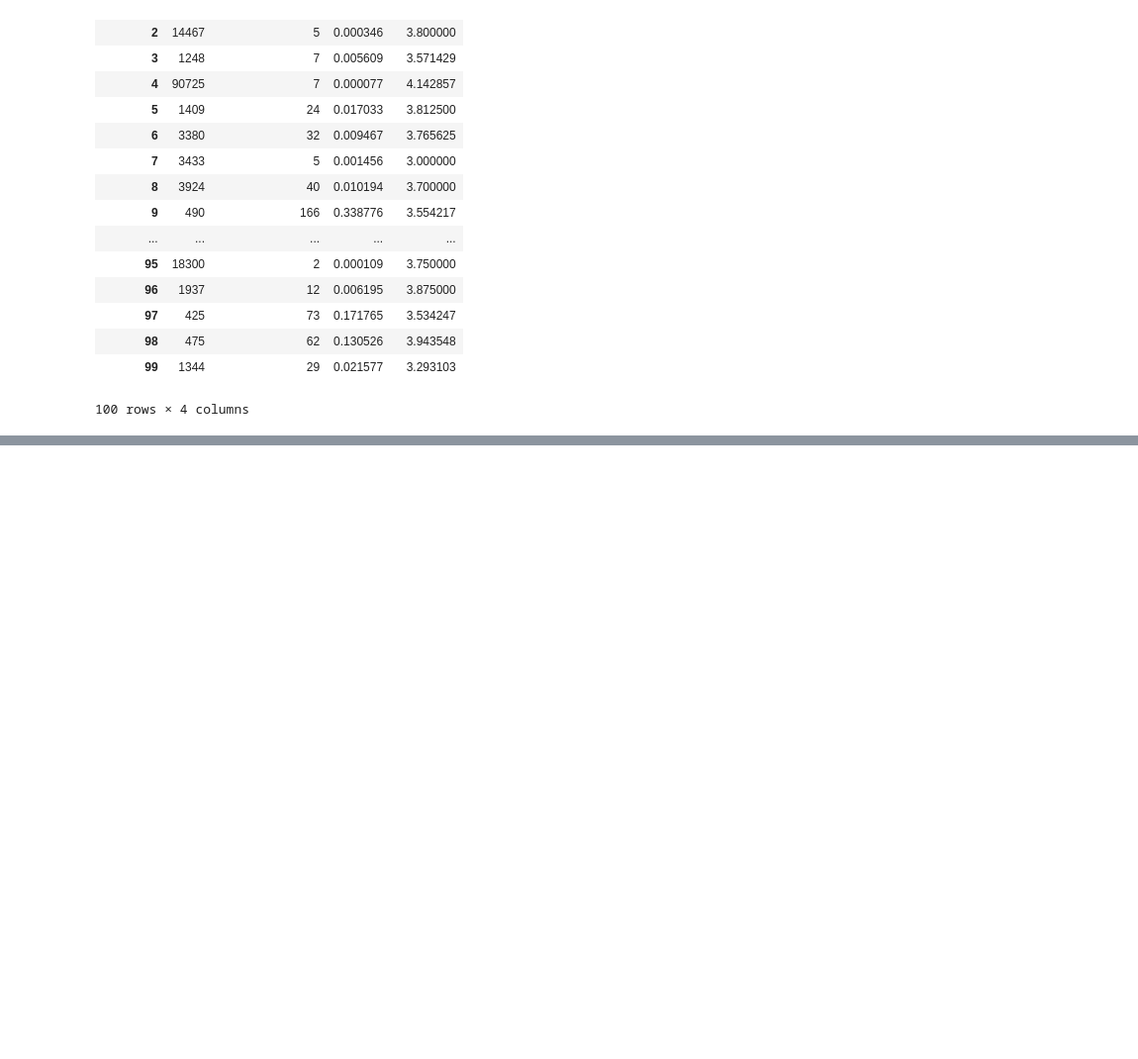
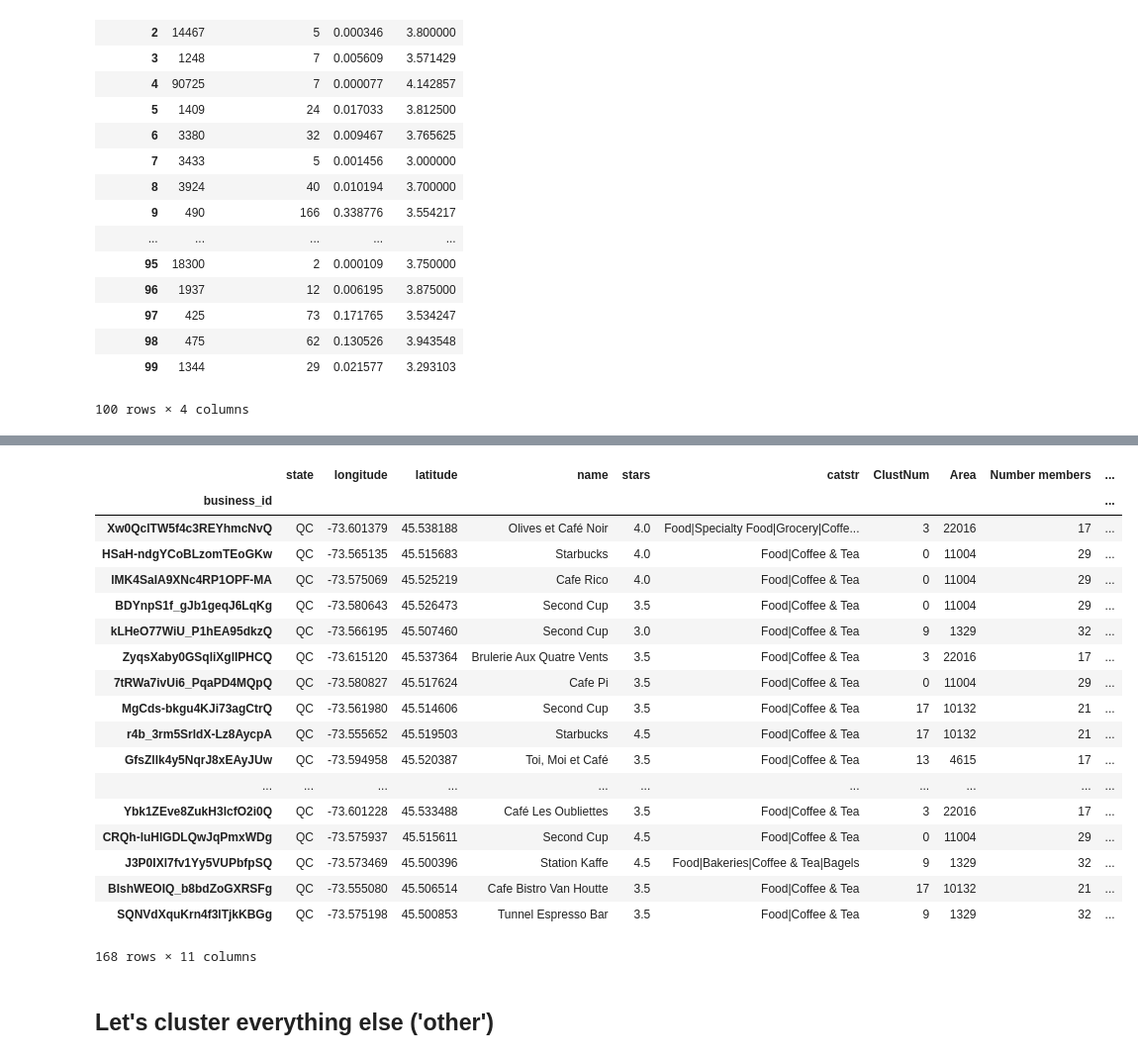
Before and after one commit to plazar/yackathon2016, a Jupyter notebook: BusinessClustering.ipynb, the cells around one changed output, grey strips where cells are left out. Shown: that part at 99% size. Drawn from its saved outputs; the diff is of its cells as text; code cells hidden in the pictures; blank space fills up the shorter version.

```diff
--- a/BusinessClustering.ipynb
+++ b/BusinessClustering.ipynb
@@ -513,0 +557,20 @@ cbar.set_label("Stars")
+# %%
+nclusters = 20
+clf = KMeans(nclusters)
+
+geoclusters = clf.fit(df.loc[:,('longitude', 'latitude')])
+
+cluster_centers = geoclusters.cluster_centers_
+cluster_labels = geoclusters.labels_
+
+cluster_sizes = []
+for i in range(0, nclusters):
+    cluster_sizes.append(list(cluster_labels).count(i))
+
+# Count over Z as a proxy for cluster area (ie the area of the polygon on graph)
+cluster_areas = collections.Counter(Z.flatten())
+
+cluster_densities = []
+for cluster in cluster_areas:
+    density = float(cluster_sizes[cluster])/float(cluster_areas.values()[cluster])
+    cluster_densities.append(density)
@@ -513,0 +630,33 @@ cbar.set_label("Stars")
+# %%
+clusters_cafes = pd.DataFrame(columns=['Area', 'Number members', 'Density', 'AvgRating'])
+
+clusters_cafes['Density'] = cluster_densities
+clusters_cafes['AvgRating'] = cluster_ratings
+clusters_cafes['Area'] = cluster_areas.values()
+clusters_cafes['Number members'] = cluster_sizes
+
+clusters_cafes.index.name = 'ClustNum'
+
+cafeclust = df.join(clusters_cafes, on='ClustNum')
+# %%
+cafeclust
+# %% [output]
+|  | state | longitude | latitude | name | stars | catstr | ClustNum | Area | Number members | ... |
+| business_id |  |  |  |  |  |  |  |  |  | ... |
+| Xw0QclTW5f4c3REYhmcNvQ | QC | -73.601379 | 45.538188 | Olives et Café Noir | 4.0 | Food|Specialty Food|Grocery|Coffe... | 3 | 22016 | 17 | ... |
+| HSaH-ndgYCoBLzomTEoGKw | QC | -73.565135 | 45.515683 | Starbucks | 4.0 | Food|Coffee & Tea | 0 | 11004 | 29 | ... |
+| lMK4SaIA9XNc4RP1OPF-MA | QC | -73.575069 | 45.525219 | Cafe Rico | 4.0 | Food|Coffee & Tea | 0 | 11004 | 29 | ... |
+| BDYnpS1f_gJb1geqJ6LqKg | QC | -73.580643 | 45.526473 | Second Cup | 3.5 | Food|Coffee & Tea | 0 | 11004 | 29 | ... |
+| kLHeO77WiU_P1hEA95dkzQ | QC | -73.566195 | 45.507460 | Second Cup | 3.0 | Food|Coffee & Tea | 9 | 1329 | 32 | ... |
+| ZyqsXaby0GSqliXglIPHCQ | QC | -73.615120 | 45.537364 | Brulerie Aux Quatre Vents | 3.5 | Food|Coffee & Tea | 3 | 22016 | 17 | ... |
+| 7tRWa7ivUi6_PqaPD4MQpQ | QC | -73.580827 | 45.517624 | Cafe Pi | 3.5 | Food|Coffee & Tea | 0 | 11004 | 29 | ... |
+| MgCds-bkgu4KJi73agCtrQ | QC | -73.561980 | 45.514606 | Second Cup | 3.5 | Food|Coffee & Tea | 17 | 10132 | 21 | ... |
+| r4b_3rm5SrldX-Lz8AycpA | QC | -73.555652 | 45.519503 | Starbucks | 4.5 | Food|Coffee & Tea | 17 | 10132 | 21 | ... |
+| GfsZllk4y5NqrJ8xEAyJUw | QC | -73.594958 | 45.520387 | Toi, Moi et Café | 3.5 | Food|Coffee & Tea | 13 | 4615 | 17 | ... |
+| ... | ... | ... | ... | ... | ... | ... | ... | ... | ... | ... |
+| Ybk1ZEve8ZukH3lcfO2i0Q | QC | -73.601228 | 45.533488 | Café Les Oubliettes | 3.5 | Food|Coffee & Tea | 3 | 22016 | 17 | ... |
+| CRQh-luHlGDLQwJqPmxWDg | QC | -73.575937 | 45.515611 | Second Cup | 4.5 | Food|Coffee & Tea | 0 | 11004 | 29 | ... |
+| J3P0IXl7fv1Yy5VUPbfpSQ | QC | -73.573469 | 45.500396 | Station Kaffe | 4.5 | Food|Bakeries|Coffee & Tea|Bagels | 9 | 1329 | 32 | ... |
+| BIshWEOIQ_b8bdZoGXRSFg | QC | -73.555080 | 45.506514 | Cafe Bistro Van Houtte | 3.5 | Food|Coffee & Tea | 17 | 10132 | 21 | ... |
+| SQNVdXquKrn4f3lTjkKBGg | QC | -73.575198 | 45.500853 | Tunnel Espresso Bar | 3.5 | Food|Coffee & Tea | 9 | 1329 | 32 | ... |
+168 rows × 11 columns
@@ -513,0 +665,2 @@ cbar.set_label("Stars")
+# %% [markdown]
+## Let's cluster everything else ('other')
```
Also changed, not shown: parts of 24 cells of this notebook, 1 other file.
